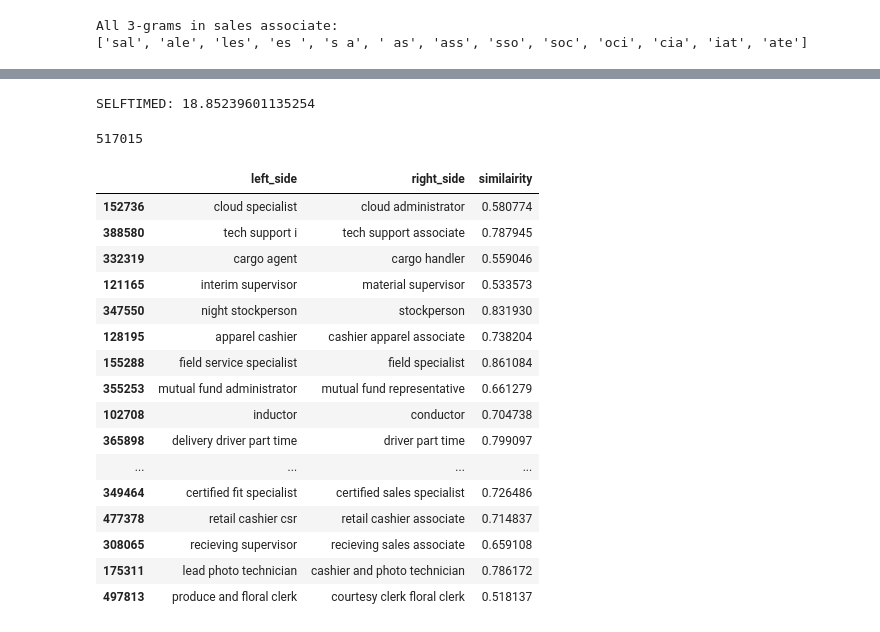
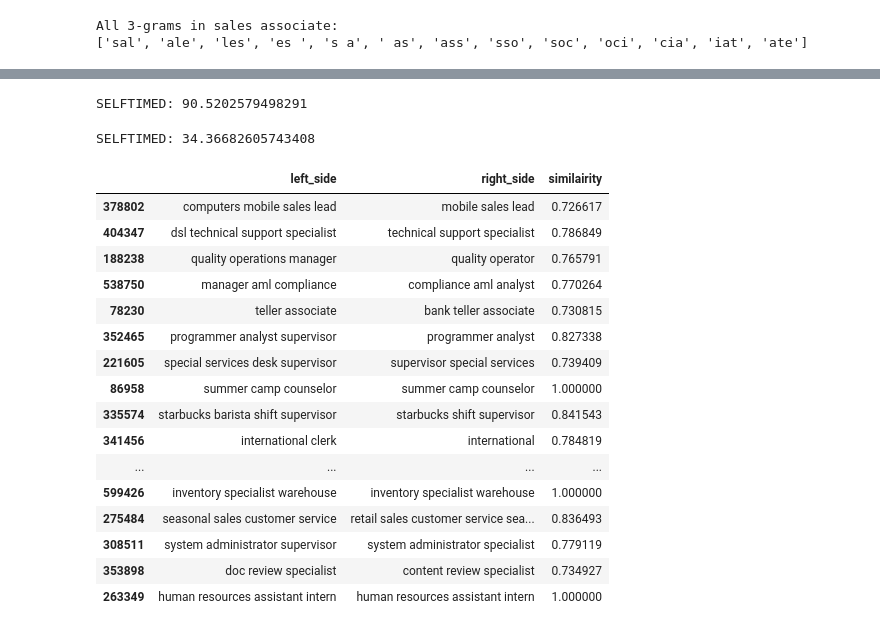
Before and after one commit to toadies/smu-ds-opinion-mining-co-reviews, a Jupyter notebook: notebooks/Section 2 - 2 - Job Titles - N-Gram and TFIDF.ipynb, the cells around one changed output, grey strips where cells are left out. Drawn from its saved outputs; the diff is of its cells as text; code cells hidden in the pictures.

Commit message:
ngram job title search

```diff
--- a/notebooks/Section 2 - 2 - Job Titles - N-Gram and TFIDF.ipynb
+++ b/notebooks/Section 2 - 2 - Job Titles - N-Gram and TFIDF.ipynb
@@ -39,8 +31,9 @@ print(common_tech_titles[:5])
 # %%
-clean_job_titles = reviews.clean_job_title.value_counts()
-clean_job_titles = clean_job_titles.loc[clean_job_titles > 2].index.tolist()
+# clean_job_titles = reviews.clean_job_title.tolist()
+clean_job_titles_filtered = reviews.clean_job_title.value_counts()
+clean_job_titles_filtered = clean_job_titles_filtered.loc[clean_job_titles_filtered > 1].index.tolist()
 
-clean_job_titles.extend(common_tech_titles)
+clean_job_titles_filtered.extend(common_tech_titles)
 
-print(len(clean_job_titles))
+print(len(clean_job_titles_filtered))
 # %% [output]
@@ -62,8 +55,7 @@ All 3-grams in sales associate:
 from sklearn.feature_extraction.text import TfidfVectorizer
 
 vectorizer = TfidfVectorizer(min_df=1, analyzer=ngrams)
-tf_idf_matrix = vectorizer.fit_transform(clean_job_titles)
-pred = vectorizer.fit(common_tech_titles)
+tf_idf_matrix = vectorizer.fit_transform(clean_job_titles_filtered)
 
 print(len(vectorizer.get_feature_names()))
 # %% [output]
@@ -102,21 +109,25 @@ def awesome_cossim_top(A, B, ntop, lower_bound=0):
 
     return csr_matrix((data,indices,indptr),shape=(M,N))
 # %%
-import time
-t1 = time.time()
-matches = awesome_cossim_top(tf_idf_matrix, tf_idf_matrix.transpose(), 10, 0.5)
-t = time.time()-t1
-print("SELFTIMED:", t)
+# import time
+# t1 = time.time()
+# matches = awesome_cossim_top(tf_idf_matrix, tf_idf_matrix.transpose(), 10, 0.7)
+# t = time.time()-t1
+# print("SELFTIMED:", t)
 # %% [output]
-SELFTIMED: 18.85239601135254
+SELFTIMED: 90.5202579498291
-# %%
-non_zeros = matches.nonzero()
-
-sparserows = non_zeros[0]
-sparsecols = non_zeros[1]
-print(non_zeros[0].size)
-# %% [output]
-517015
+# %%
+from sparse_dot_topn import awesome_cossim_topn
+import time
+
+t1 = time.time()
+
+matches = awesome_cossim_topn(tf_idf_matrix, tf_idf_matrix.transpose(), 10, 0.7, use_threads=True, n_jobs=11)
+
+t = time.time()-t1
+print("SELFTIMED:", t)
+# %% [output]
+SELFTIMED: 34.36682605743408
 # %%
 def get_matches_df(sparse_matrix, name_vector, top=100):
     non_zeros = sparse_matrix.nonzero()
@@ -142,25 +153,25 @@ def get_matches_df(sparse_matrix, name_vector, top=100):
                           'right_side': right_side,
                            'similairity': similairity})
 # %%
-matches_df = get_matches_df(matches, clean_job_titles, top=False)
-matches_df = matches_df[matches_df['similairity'] < 0.99999] # Remove all exact matches
+matches_df = get_matches_df(matches, clean_job_titles_filtered, top=False)
+# matches_df = matches_df[matches_df['similairity'] < 0.99999] # Remove all exact matches
 matches_df.sample(20)
 # %% [output]
 |  | left_side | right_side | similairity |
-| 152736 | cloud specialist | cloud administrator | 0.580774 |
-| 388580 | tech support i | tech support associate | 0.787945 |
-| 332319 | cargo agent | cargo handler | 0.559046 |
-| 121165 | interim supervisor | material supervisor | 0.533573 |
-| 347550 | night stockperson | stockperson | 0.831930 |
-| 128195 | apparel cashier | cashier apparel associate | 0.738204 |
-| 155288 | field service specialist | field specialist | 0.861084 |
-| 355253 | mutual fund administrator | mutual fund representative | 0.661279 |
-| 102708 | inductor | conductor | 0.704738 |
-| 365898 | delivery driver part time | driver part time | 0.799097 |
+| 378802 | computers mobile sales lead | mobile sales lead | 0.726617 |
+| 404347 | dsl technical support specialist | technical support specialist | 0.786849 |
+| 188238 | quality operations manager | quality operator | 0.765791 |
+| 538750 | manager aml compliance | compliance aml analyst | 0.770264 |
+| 78230 | teller associate | bank teller associate | 0.730815 |
+| 352465 | programmer analyst supervisor | programmer analyst | 0.827338 |
+| 221605 | special services desk supervisor | supervisor special services | 0.739409 |
+| 86958 | summer camp counselor | summer camp counselor | 1.000000 |
+| 335574 | starbucks barista shift supervisor | starbucks shift supervisor | 0.841543 |
+| 341456 | international clerk | international | 0.784819 |
 | ... | ... | ... | ... |
-| 349464 | certified fit specialist | certified sales specialist | 0.726486 |
-| 477378 | retail cashier csr | retail cashier associate | 0.714837 |
-| 308065 | recieving supervisor | recieving sales associate | 0.659108 |
-| 175311 | lead photo technician | cashier and photo technician | 0.786172 |
-| 497813 | produce and floral clerk | courtesy clerk floral clerk | 0.518137 |
+| 599426 | inventory specialist warehouse | inventory specialist warehouse | 1.000000 |
+| 275484 | seasonal sales customer service | retail sales customer service sea... | 0.836493 |
+| 308511 | system administrator supervisor | system administrator specialist | 0.779119 |
+| 353898 | doc review specialist | content review specialist | 0.734927 |
+| 263349 | human resources assistant intern | human resources assistant intern | 1.000000 |
 # %%
```
Also changed, not shown: parts of 26 cells of this notebook, 3 other files.
